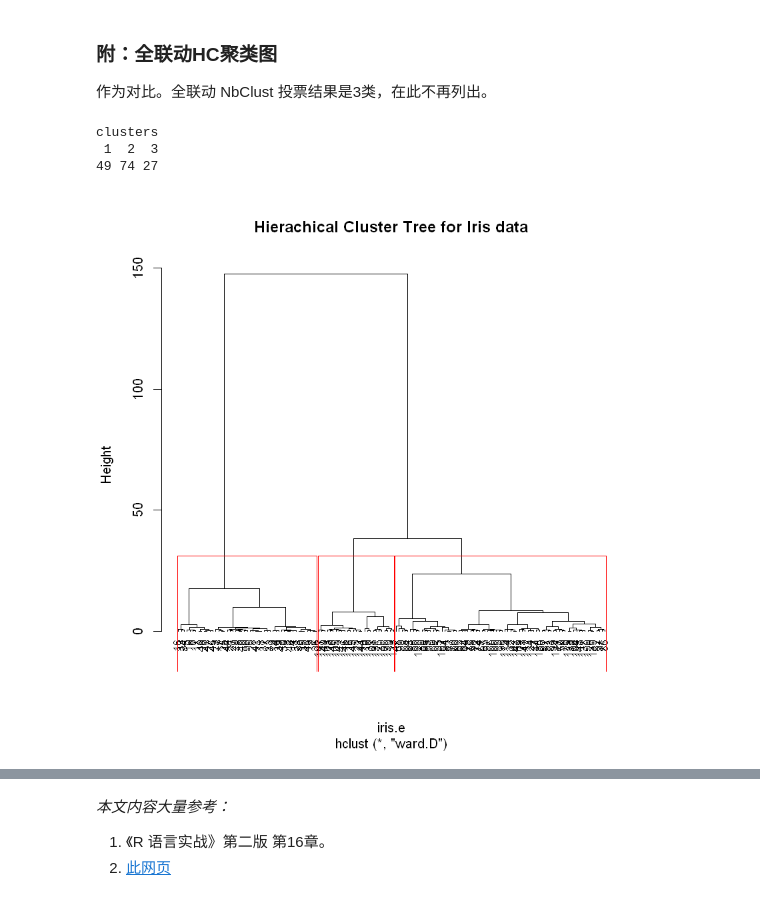
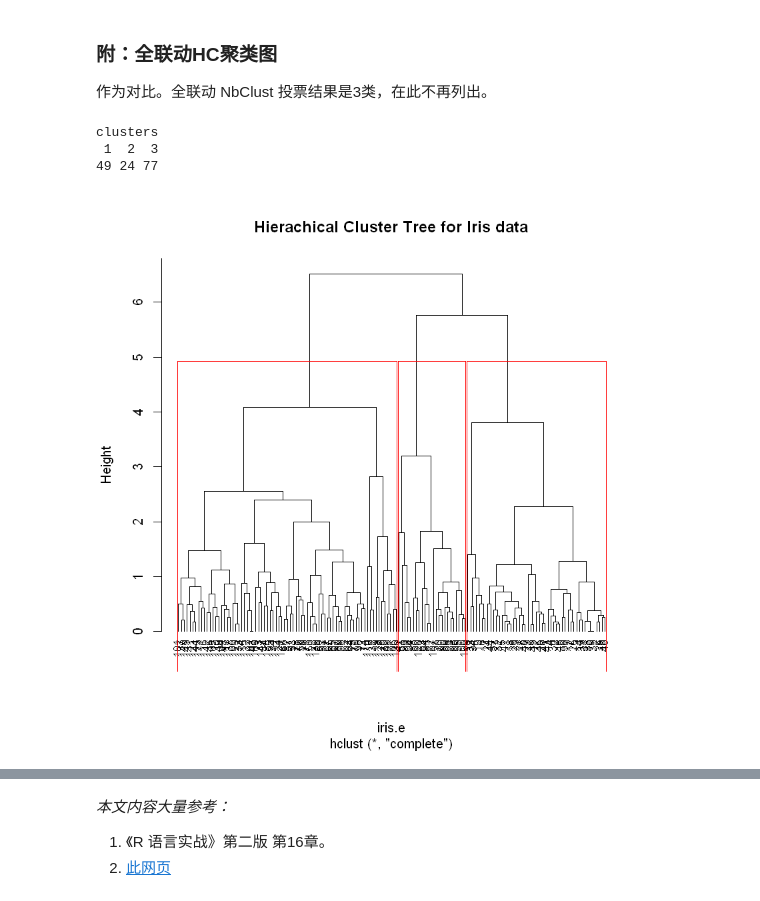
Before and after one commit to wklchris/wklchris.github.io, a Jupyter notebook: ipynb/R-clustering.ipynb, the cells around one changed output, grey strips where cells are left out. Cells and saved outputs as stored; diff of their text form; code cells hidden in the pictures.

```diff
--- a/ipynb/R-clustering.ipynb
+++ b/ipynb/R-clustering.ipynb
@@ -231,23 +231,23 @@ p+geom_point(size=3, alpha=0.8, aes(colour=factor(clusters),
 作为对比。全联动 NbClust 投票结果是3类，在此不再列出。
 # %%
 dist_method <- "euclidean"
-cluster_method <- "ward.D"
+cluster_method <- "complete"
 
 iris.e <- dist(iris.scaled, method=dist_method)
 iris.hc <- hclust(iris.e, method=cluster_method)
 
 cluster_num <- 3
 clusters <- cutree(iris.hc, k=cluster_num)
 table(clusters)  # 每类多少个值
 
 # 画出矩形框
 plot(iris.hc, hang=-1, cex=.8, main="Hierachical Cluster Tree for Iris data")
 rect.hclust(iris.hc, k=cluster_num)
 # %% [output]
 clusters
  1  2  3
-49 74 27
+49 24 77
-[figure, old version]
+[figure, new version]
 # %%
 mds=cmdscale(iris.e,k=2,eig=T)
 x = mds$points[,1]
```
Also changed, not shown: parts of 3 cells of this notebook, 8 other files.
